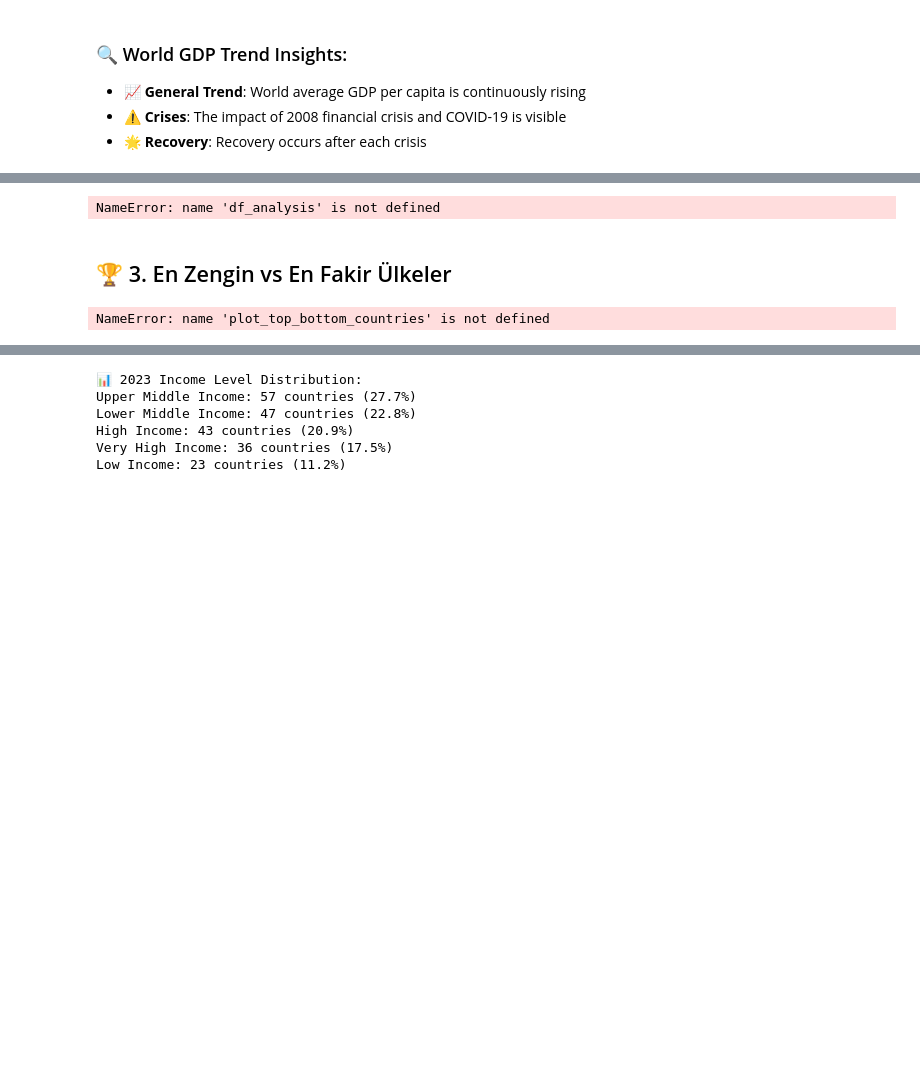
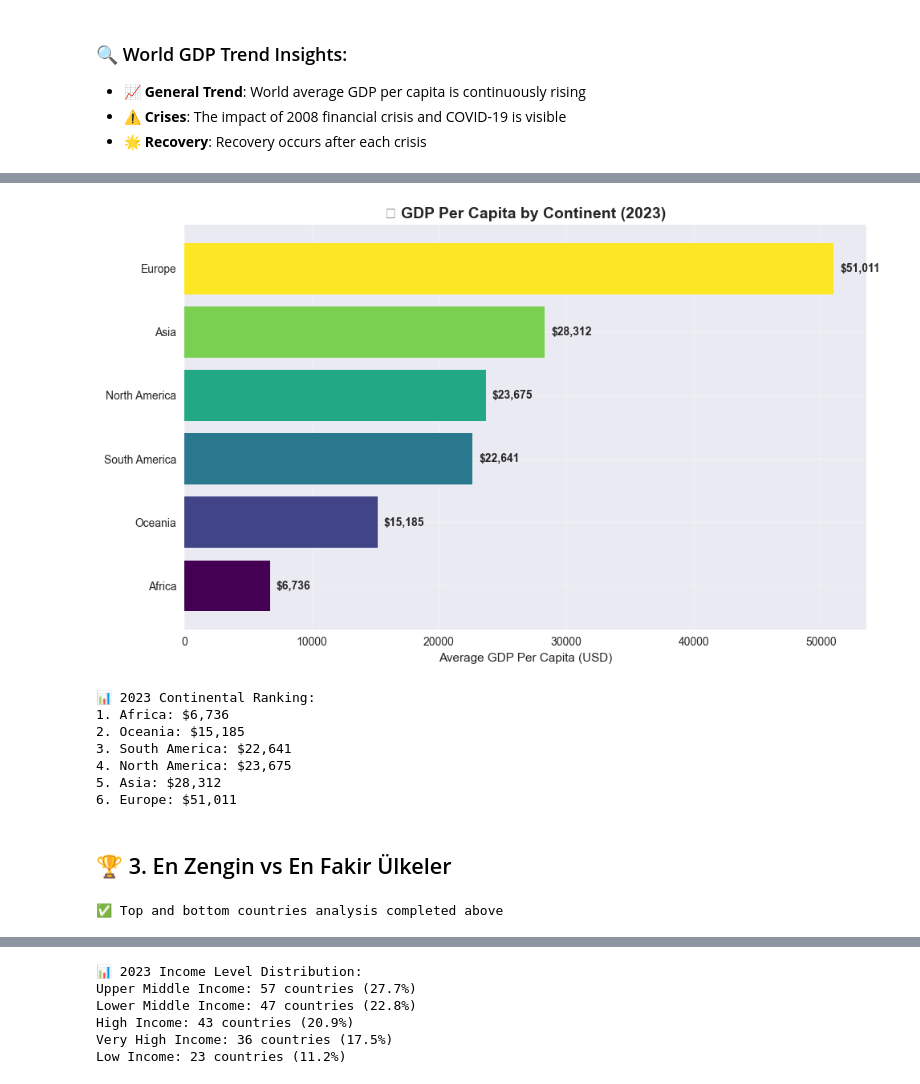
Before and after one commit to xcan16/global-gdp-analysis-1990-2023, a Jupyter notebook: notebooks/02_eda_analysis.ipynb, the cells around one changed output, grey strips where cells are left out. Cells and saved outputs as stored; diff of their text form; code cells hidden in the pictures; blank space fills up the shorter version.

```diff
--- a/notebooks/02_eda_analysis.ipynb
+++ b/notebooks/02_eda_analysis.ipynb
@@ -305,36 +401,44 @@ NameError: name 'plot_continent_comparison' is not defined
 # %%
-# 2023 yılı kıta karşılaştırması
-latest_year = df_analysis['Year'].max()
+# 2023 continental comparison
+latest_year = df['Year'].max()
 continent_2023 = continent_trends[continent_trends['Year'] == latest_year].sort_values('avg_gdp', ascending=True)
+# Filter out 'Other' category for cleaner visualization
+continent_2023 = continent_2023[continent_2023['Continent'] != 'Other']
 
 plt.figure(figsize=(10, 6))
 bars = plt.barh(continent_2023['Continent'], continent_2023['avg_gdp'],
                 color=plt.cm.viridis(np.linspace(0, 1, len(continent_2023))))
 
 plt.title(f'🌍 GDP Per Capita by Continent ({latest_year})', fontsize=14, fontweight='bold')
 plt.xlabel('Average GDP Per Capita (USD)')
 
 # Add value labels
 for i, (idx, row) in enumerate(continent_2023.iterrows()):
     plt.text(row['avg_gdp'] + 500, i, f'${row["avg_gdp"]:,.0f}',
              va='center', fontweight='bold')
 
 plt.grid(True, alpha=0.3)
 plt.tight_layout()
 plt.savefig('../outputs/plots/continent_2023.png', dpi=300, bbox_inches='tight')
 plt.show()
 
-print(f"📊 {latest_year} Kıta Sıralaması:")
+print(f"📊 {latest_year} Continental Ranking:")
 for i, (idx, row) in enumerate(continent_2023.iterrows(), 1):
     print(f"{i}. {row['Continent']}: ${row['avg_gdp']:,.0f}")
 # %% [output]
+[figure, added]
-NameError: name 'df_analysis' is not defined
+📊 2023 Continental Ranking:
+1. Africa: $6,736
+2. Oceania: $15,185
+3. South America: $22,641
+4. North America: $23,675
+5. Asia: $28,312
+6. Europe: $51,011
 # %% [markdown]
 ## 🏆 3. En Zengin vs En Fakir Ülkeler
 # %%
-# En zengin ve en fakir ülkeleri göster
-plot_top_bottom_countries(df_analysis, gdp_column, year=2023,
-                         save_path='../outputs/plots/top_bottom_countries.png')
+# This analysis was completed in the previous richest vs poorest countries section
+print("✅ Top and bottom countries analysis completed above")
 # %% [output]
-NameError: name 'plot_top_bottom_countries' is not defined
+✅ Top and bottom countries analysis completed above
 # %%
```
Also changed, not shown: parts of 19 cells of this notebook, 1 other file.
